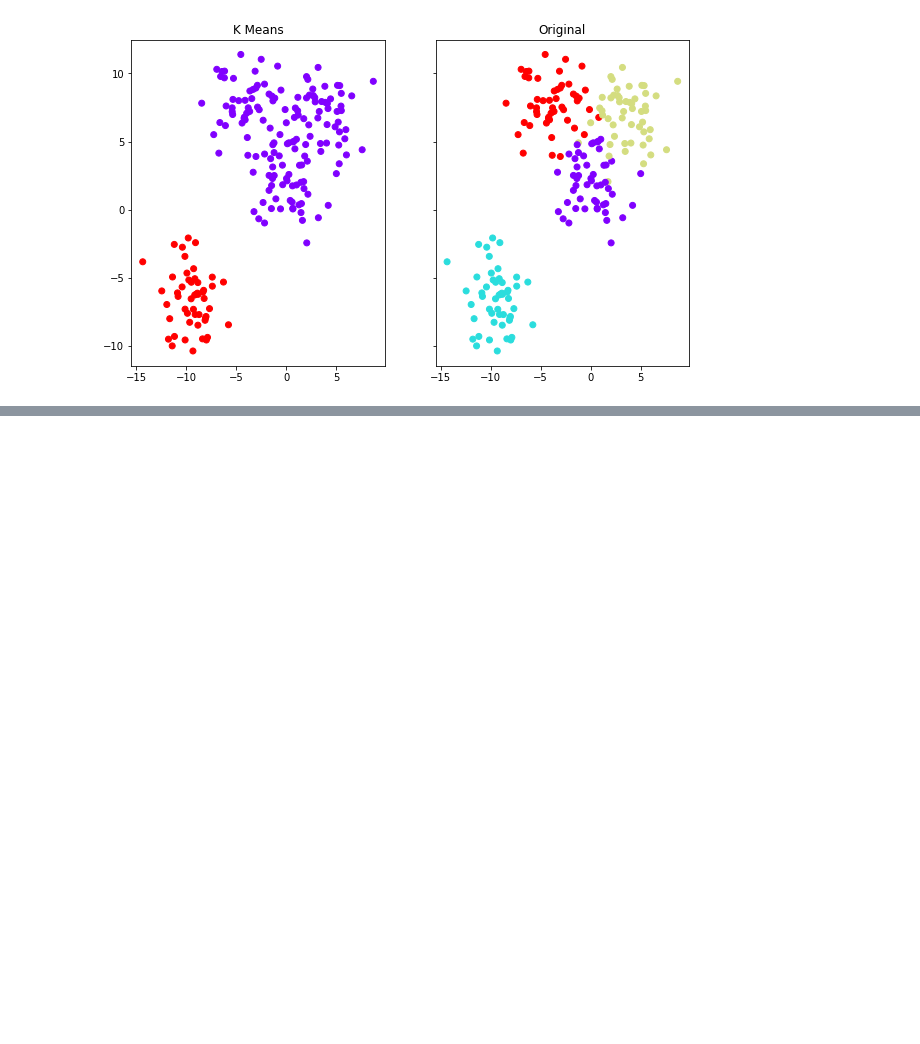
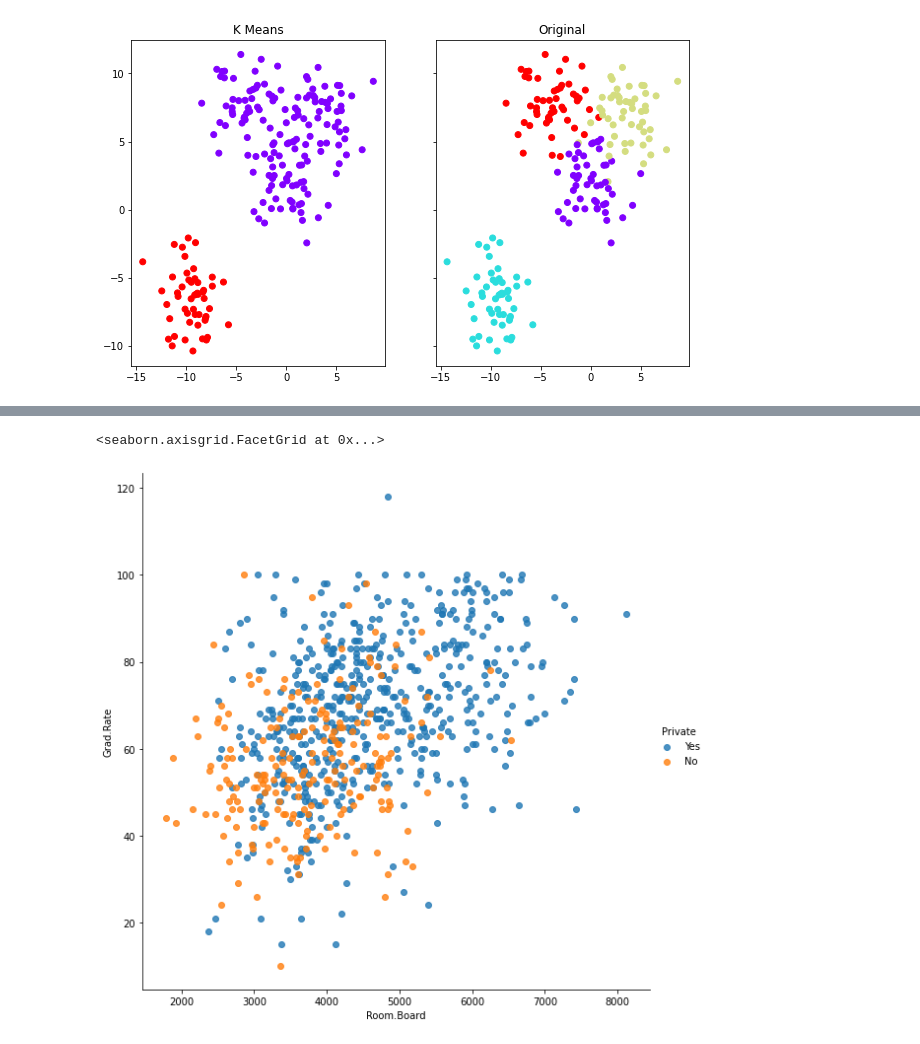
Before and after one commit to NATurner427/Turner-works, a Jupyter notebook: projects/k means/K means.ipynb, the cells around one changed output, grey strips where cells are left out. Saved outputs shown, nothing was run; the diff lists cells and outputs as text; code cells hidden in the pictures; blank space fills up the shorter version.

```diff
--- a/projects/k means/K means.ipynb
+++ b/projects/k means/K means.ipynb
@@ -105,0 +110,2 @@ ax2.scatter(data[0][:,0],data[0][:,1],c=data[1],cmap='rainbow')
+# %%
+df=pd.read_csv('College_Data',index_col=0)
@@ -105,0 +121,5 @@ ax2.scatter(data[0][:,0],data[0][:,1],c=data[1],cmap='rainbow')
+# %%
+sns.lmplot(x='Room.Board',y='Grad.Rate',data=df,hue='Private',fit_reg=False,height=8,aspect=1)
+# %% [output]
+<seaborn.axisgrid.FacetGrid at 0x...>
+[figure, added]
```
Also changed, not shown: parts of 12 cells of this notebook, 3 other files.
